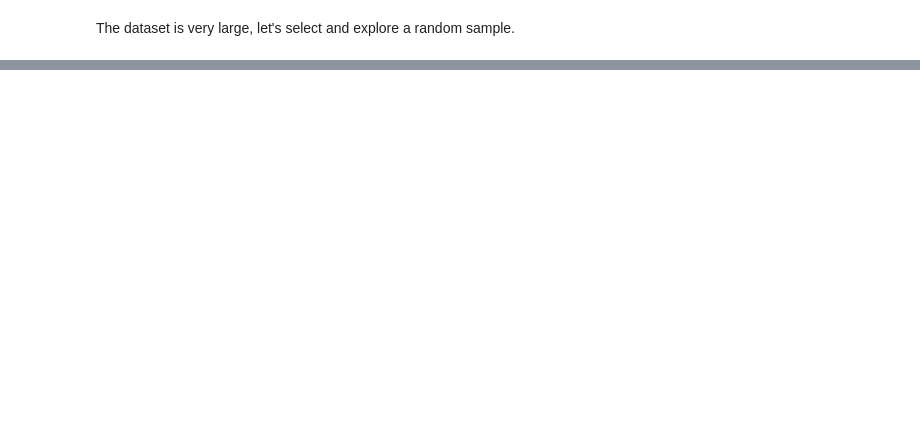
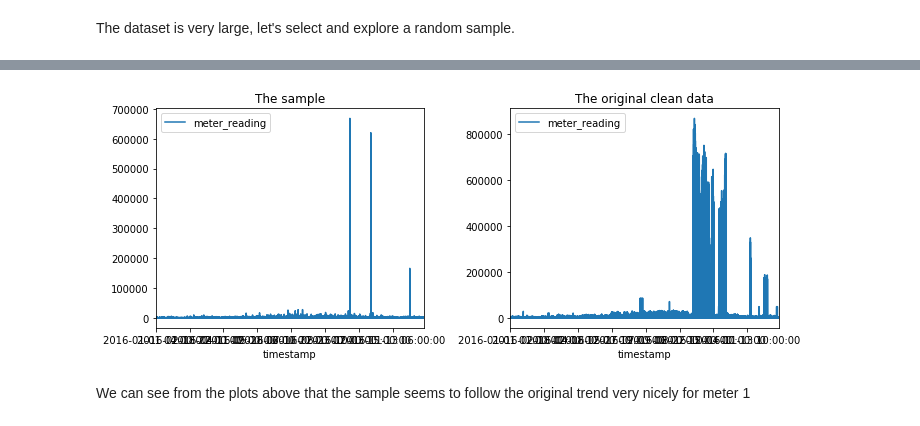
Before and after one commit to hanna1986/Springboard, a Jupyter notebook: Capstone_project/Energy_project/ashrae-energy-prediction/Cleaning_and_wrangling_ASHRAE_data.ipynb, the cells around one changed output, grey strips where cells are left out. Saved outputs shown, nothing was run; the diff lists cells and outputs as text; code cells hidden in the pictures; blank space fills up the shorter version.

```diff
--- a/Capstone_project/Energy_project/ashrae-energy-prediction/Cleaning_and_wrangling_ASHRAE_data.ipynb
+++ b/Capstone_project/Energy_project/ashrae-energy-prediction/Cleaning_and_wrangling_ASHRAE_data.ipynb
@@ -892,0 +884,10 @@ train_sample4.to_csv('train_verify.csv', index= False)
+# %%
+fig, (ax1,ax2) = plt.subplots(1,2, figsize=(10,4))  # 1 row, 2 columns
+train_sample_new1.plot(x = "timestamp", y = "meter_reading", title = "The sample", ax=ax1)
+train_clean_meter1.plot(x = "timestamp", y = "meter_reading", title = "The original clean data", ax=ax2)
+
+plt.tight_layout()
+# %% [output]
+[figure, added]
+# %% [markdown]
+We can see from the plots above that the sample seems to follow the original trend very nicely for meter 1
```
Also changed, not shown: parts of 115 cells of this notebook.
